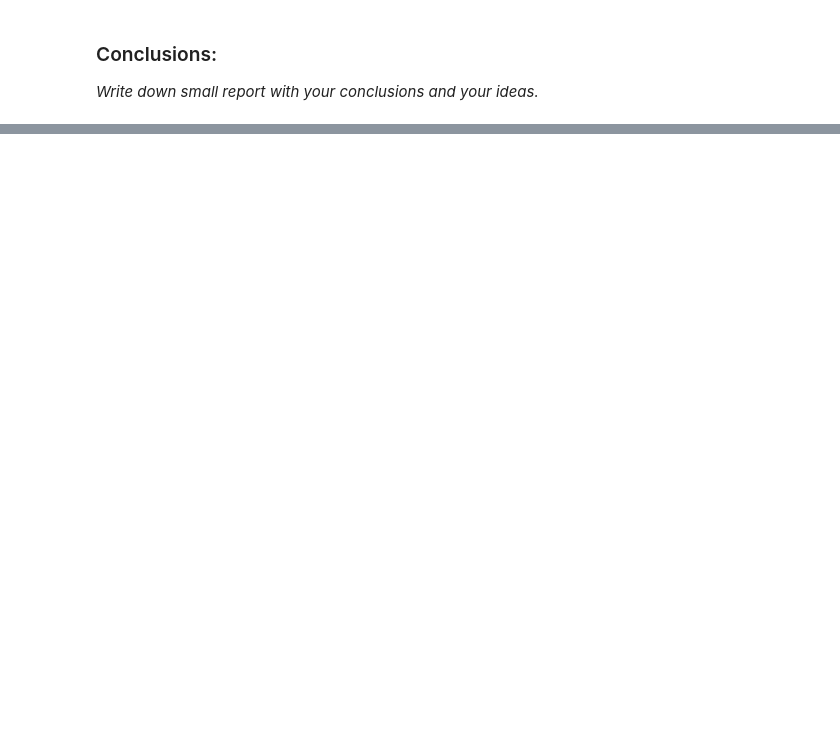
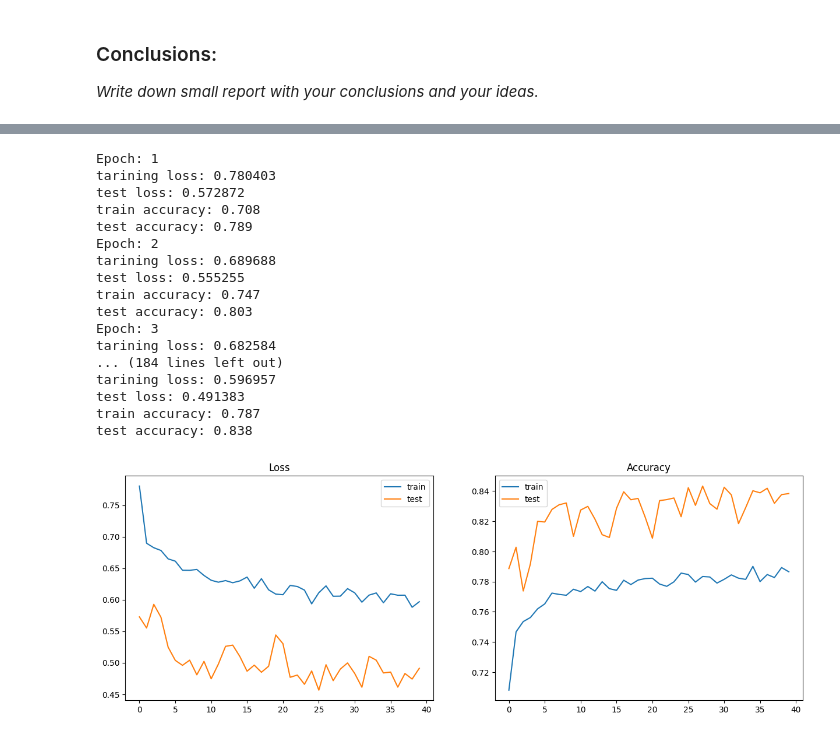
Before and after one commit to EvgenVer/ml_course, a Jupyter notebook: homeworks/lab02_deep_learning/Lab2_DL_part2_overfitting.ipynb, the cells around one changed output, grey strips where cells are left out. Saved outputs shown, nothing was run; the diff lists cells and outputs as text; code cells hidden in the pictures; blank space fills up the shorter version.

```diff
--- a/homeworks/lab02_deep_learning/Lab2_DL_part2_overfitting.ipynb
+++ b/homeworks/lab02_deep_learning/Lab2_DL_part2_overfitting.ipynb
@@ -150,3 +400,23 @@ loss_func = # YOUR CODE HERE
 # %% [markdown]
 ### Conclusions:
 _Write down small report with your conclusions and your ideas._
+# %%
+class FixedNeuralNetwork(nn.Module):
+    def __init__(self, input_shape=28*28, num_classes=10, input_channels=1):
+        super(self.__class__, self).__init__()
+        self.model = nn.Sequential(
+            nn.Flatten(), # This layer converts image into a vector to use Linear layers afterwards
+            # Your network structure comes here
+            nn.Linear(input_shape, 500),
+            nn.ReLU(),
+            nn.Dropout(p=0.5),
+            nn.Linear(500, 200),
+            nn.ReLU(),
+            nn.Dropout(p=0.3),
+            nn.Linear(200, num_classes)
+        )
+
+    def forward(self, inp):
+        return self.model(inp)
+
+torchsummary.summary(FixedNeuralNetwork().to(device), (28*28,))
@@ -152,0 +441,28 @@ _Write down small report with your conclusions and your ideas._
+# %%
+model = FixedNeuralNetwork().to(device)
+opt = torch.optim.Adam(model.parameters(), lr=1e-2)
+loss_func = nn.CrossEntropyLoss()
+
+# Your experiments, come here
+n_epochs = 40
+train_loss, test_loss, train_accuracy, test_accuracy = train_model(model, opt, loss_func, n_epochs, train_loader, test_loader)
+plot_train_process(train_loss, test_loss, train_accuracy, test_accuracy)
+# %% [output]
+Epoch: 1
+tarining loss: 0.780403
+test loss: 0.572872
+train accuracy: 0.708
+test accuracy: 0.789
+Epoch: 2
+tarining loss: 0.689688
+test loss: 0.555255
+train accuracy: 0.747
+test accuracy: 0.803
+Epoch: 3
+tarining loss: 0.682584
+... (184 lines left out)
+tarining loss: 0.596957
+test loss: 0.491383
+train accuracy: 0.787
+test accuracy: 0.838
+[figure, added]
```
Also changed, not shown: parts of 26 cells of this notebook.
